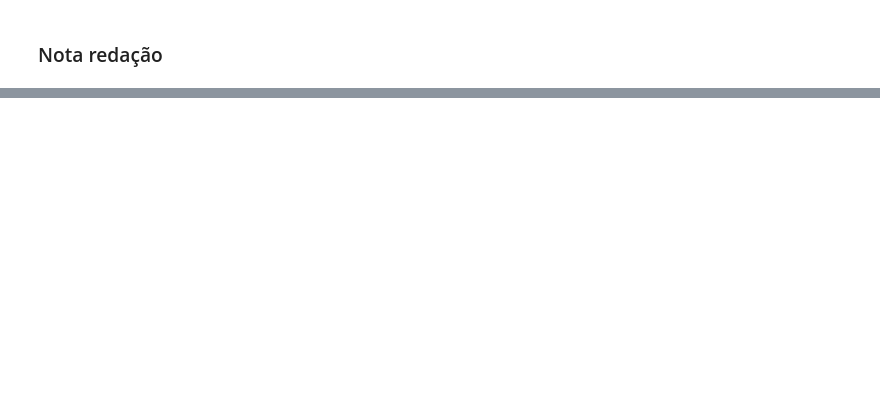
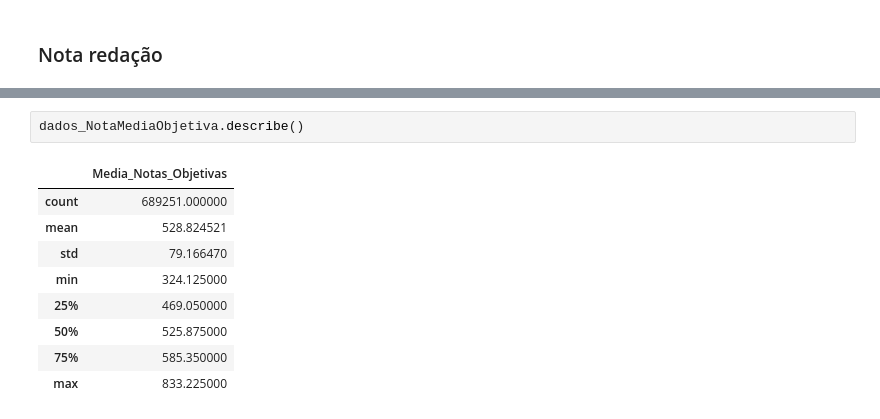
Before and after one commit to Joangopa/Enem_2023, a Jupyter notebook: predictEnem.ipynb, the cells around one changed output, grey strips where cells are left out. Cells and saved outputs as stored; diff of their text form; blank space fills up the shorter version.

```diff
--- a/predictEnem.ipynb
+++ b/predictEnem.ipynb
@@ -457,0 +486,12 @@ amostra_features = pd.get_dummies(dados_features, prefix=onehot_enc_features, co
+# %%
+dados_NotaMediaObjetiva.describe()
+# %% [output]
+|  | Media_Notas_Objetivas |
+| count | 689251.000000 |
+| mean | 528.824521 |
+| std | 79.166470 |
+| min | 324.125000 |
+| 25% | 469.050000 |
+| 50% | 525.875000 |
+| 75% | 585.350000 |
+| max | 833.225000 |
```
Also changed, not shown: parts of 50 cells of this notebook.
